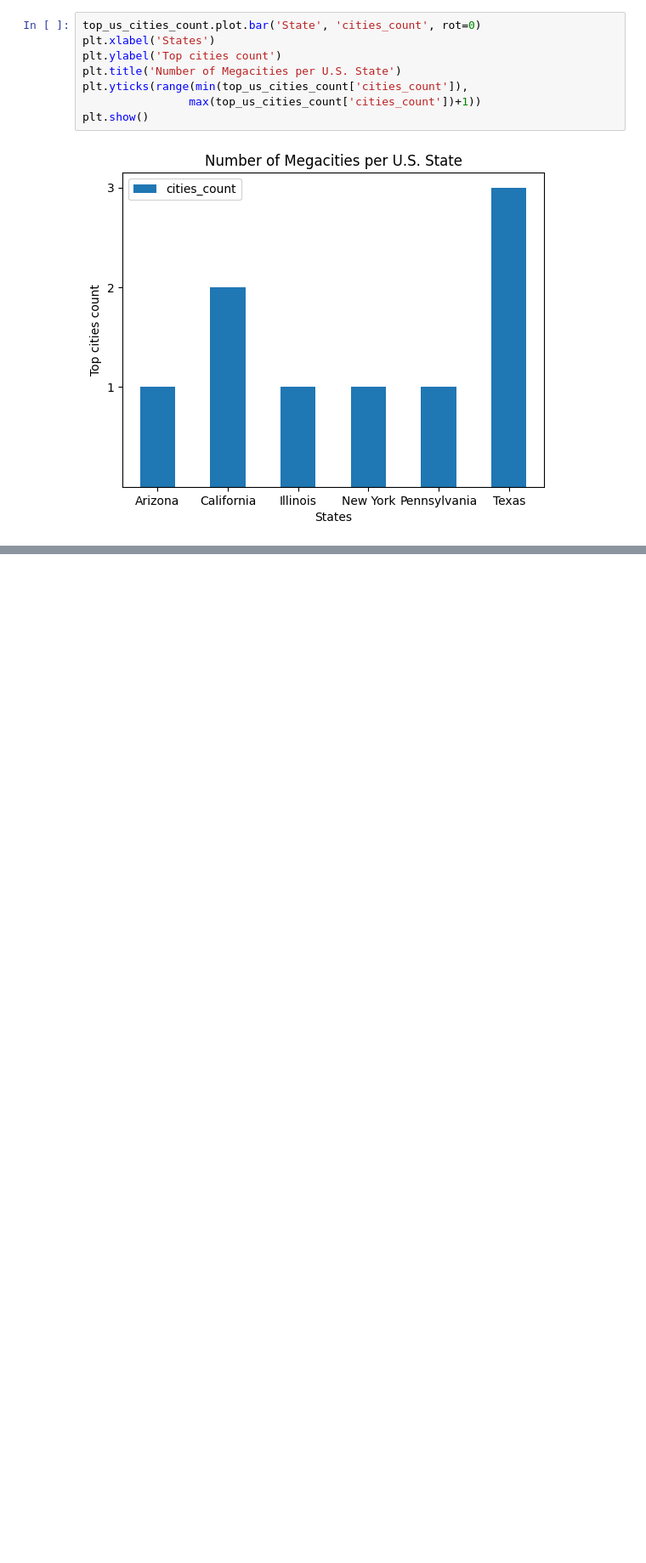
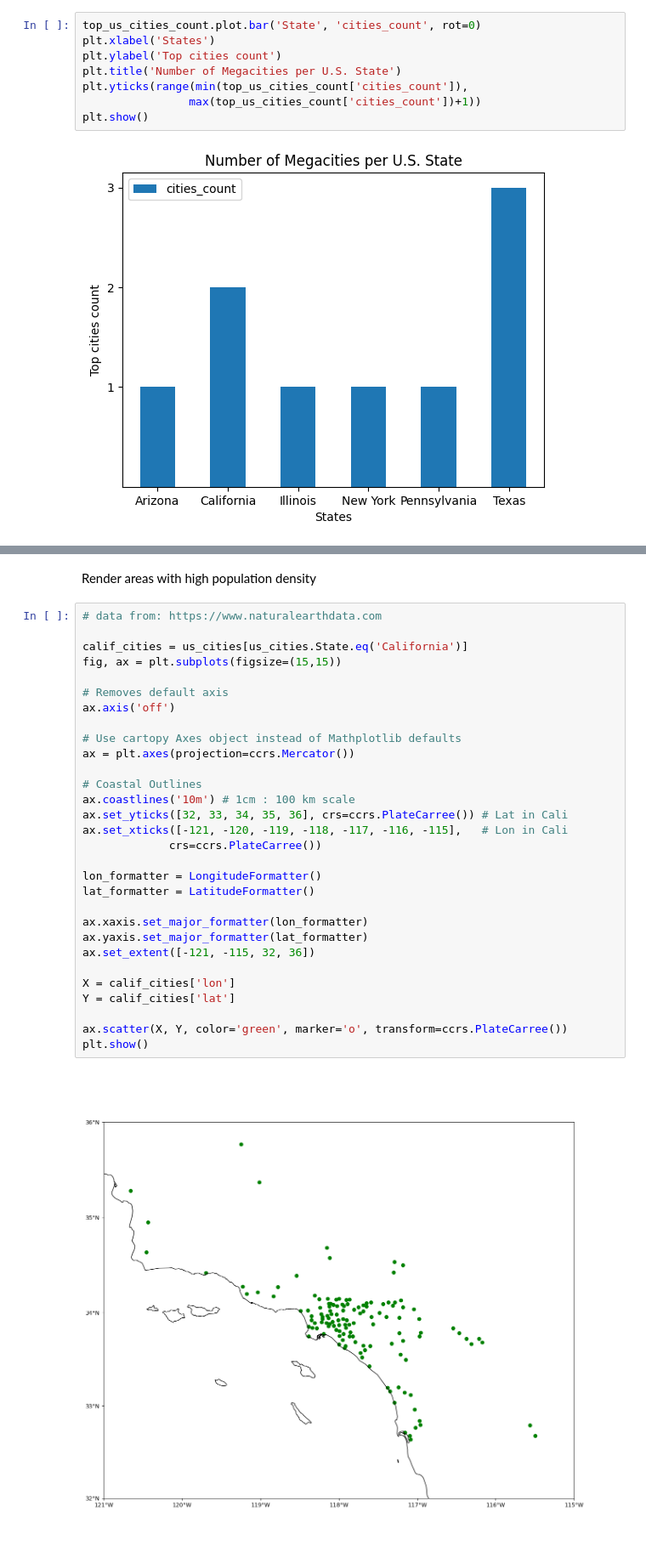
Before and after one commit to EstebanBorai/python-for-data-science, a Jupyter notebook: notebooks/sn08_data_visualizations.ipynb, the cells around one changed output, grey strips where cells are left out. Shown at 85% size. Drawn from its saved outputs; the diff is of its cells as text; blank space fills up the shorter version.

Commit message:
feat: `cartopy` examples

```diff
--- a/notebooks/sn08_data_visualizations.ipynb
+++ b/notebooks/sn08_data_visualizations.ipynb
@@ -253,0 +257,34 @@ plt.show()
+# %% [markdown]
+Render areas with high population density
+# %%
+# data from: https://www.naturalearthdata.com
+
+calif_cities = us_cities[us_cities.State.eq('California')]
+fig, ax = plt.subplots(figsize=(15,15))
+
+# Removes default axis
+ax.axis('off')
+
+# Use cartopy Axes object instead of Mathplotlib defaults
+ax = plt.axes(projection=ccrs.Mercator())
+
+# Coastal Outlines
+ax.coastlines('10m') # 1cm : 100 km scale
+ax.set_yticks([32, 33, 34, 35, 36], crs=ccrs.PlateCarree()) # Lat in Cali
+ax.set_xticks([-121, -120, -119, -118, -117, -116, -115],   # Lon in Cali
+             crs=ccrs.PlateCarree())
+
+lon_formatter = LongitudeFormatter()
+lat_formatter = LatitudeFormatter()
+
+ax.xaxis.set_major_formatter(lon_formatter)
+ax.yaxis.set_major_formatter(lat_formatter)
+ax.set_extent([-121, -115, 32, 36])
+
+X = calif_cities['lon']
+Y = calif_cities['lat']
+
+ax.scatter(X, Y, color='green', marker='o', transform=ccrs.PlateCarree())
+plt.show()
+# %% [output]
+[figure, added]
```
Also changed, not shown: parts of 3 cells of this notebook.
